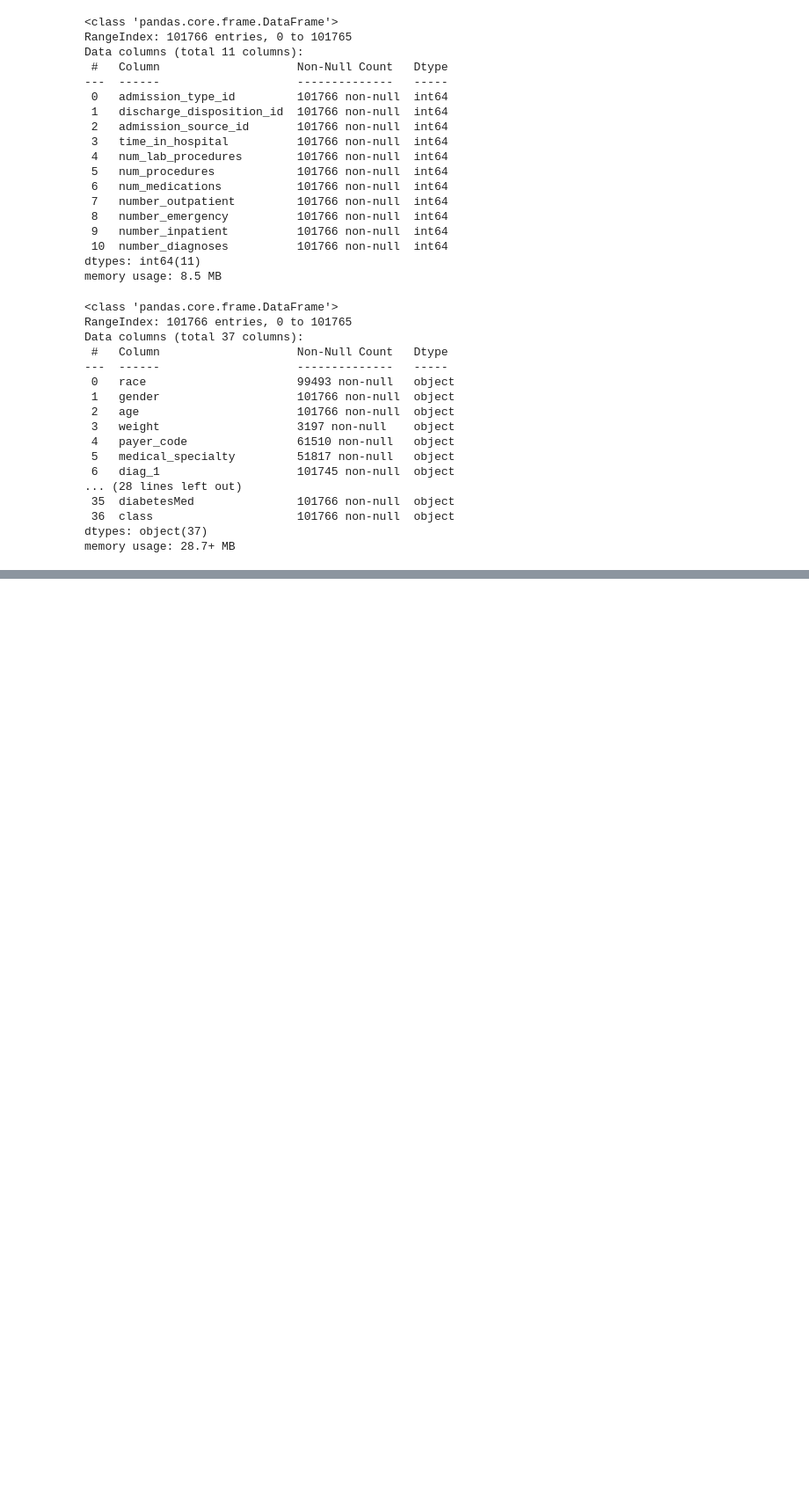
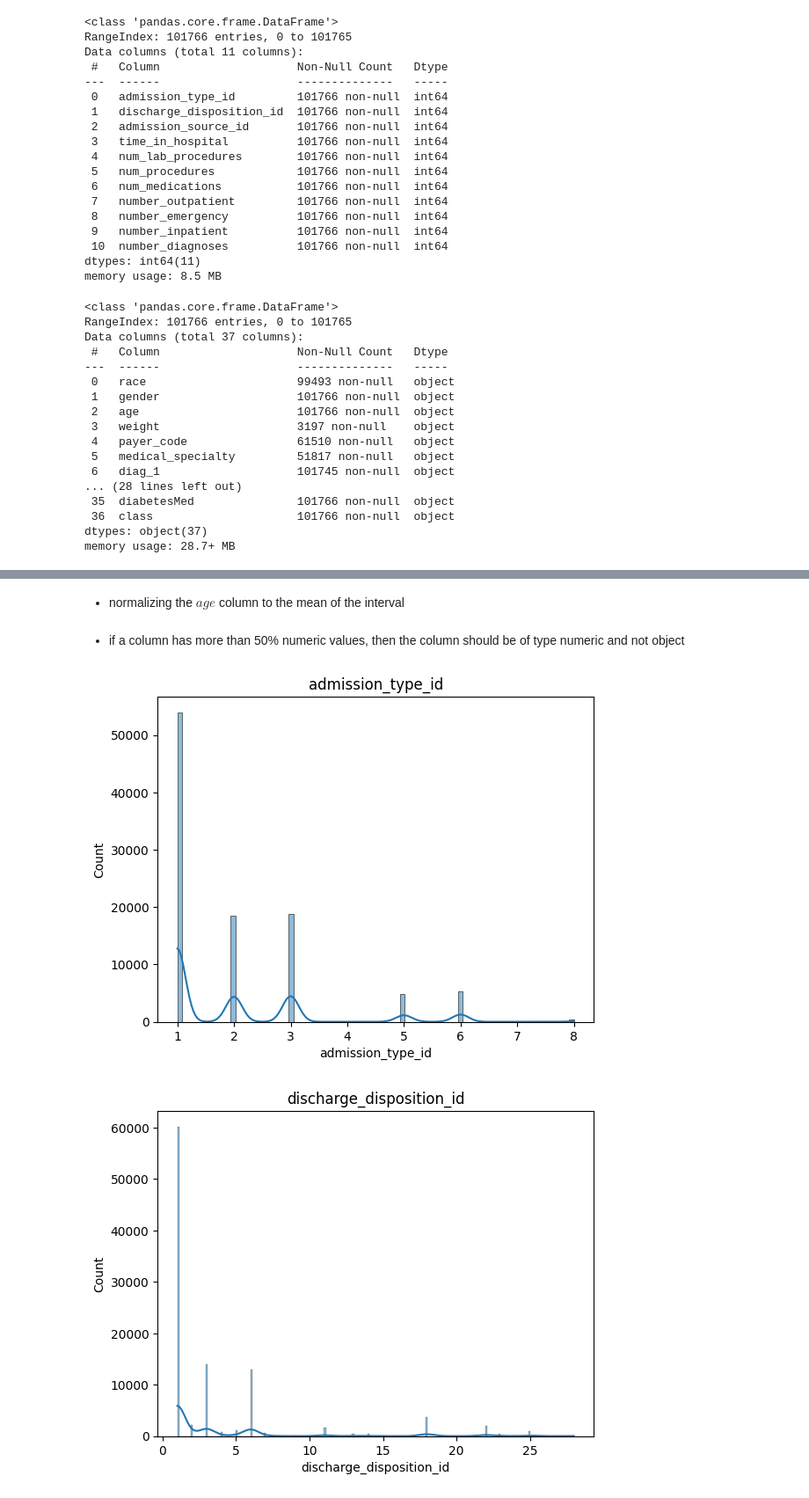
Before and after one commit to Pi3dr0/ZNEUS_diabetest, a Jupyter notebook: main.ipynb, the cells around one changed output, grey strips where cells are left out. Shown at 88% size. Cells and saved outputs as stored; diff of their text form; code cells hidden in the pictures; blank space fills up the shorter version.

```diff
--- a/main.ipynb
+++ b/main.ipynb
@@ -133,0 +142,2 @@ print(cols_to_drop)
+# %%
+df = df.drop_duplicates()
@@ -133,0 +146,6 @@ print(cols_to_drop)
+# %%
+df['age'] = df['age'].apply(interval_to_mean)
+df.loc[(df['age'] < 0) | (df['age'] > 110), 'age'] = np.nan
+df['age'] = df['age'].fillna(0)
+# %% [markdown]
+- normalizing the $age$ column to the mean of the interval
@@ -133,0 +160,10 @@ print(cols_to_drop)
+# %% [markdown]
+- if a column has more than 50% numeric values, then the column should be of type numeric and not object
+# %%
+for col in numeric_col:
+    sns.histplot(data=df[col], kde=True) # type: ignore
+    plt.title(col)
+    plt.show()
+# %% [output]
+[figure, added]
+[figure, added]
```
Also changed, not shown: parts of 20 cells of this notebook.
